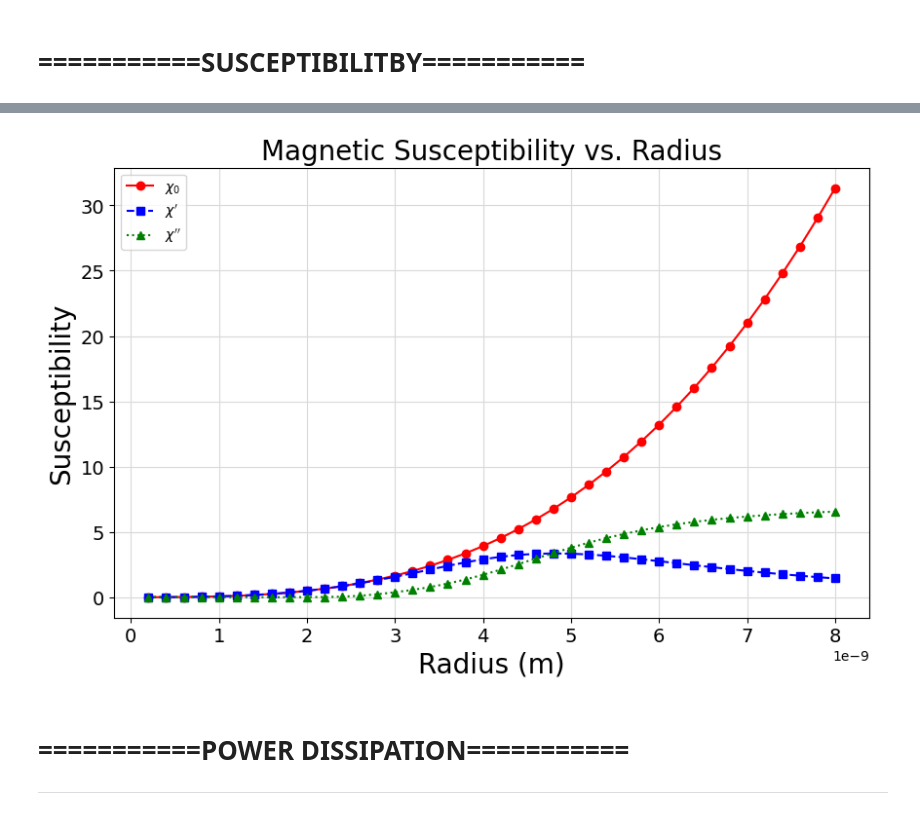
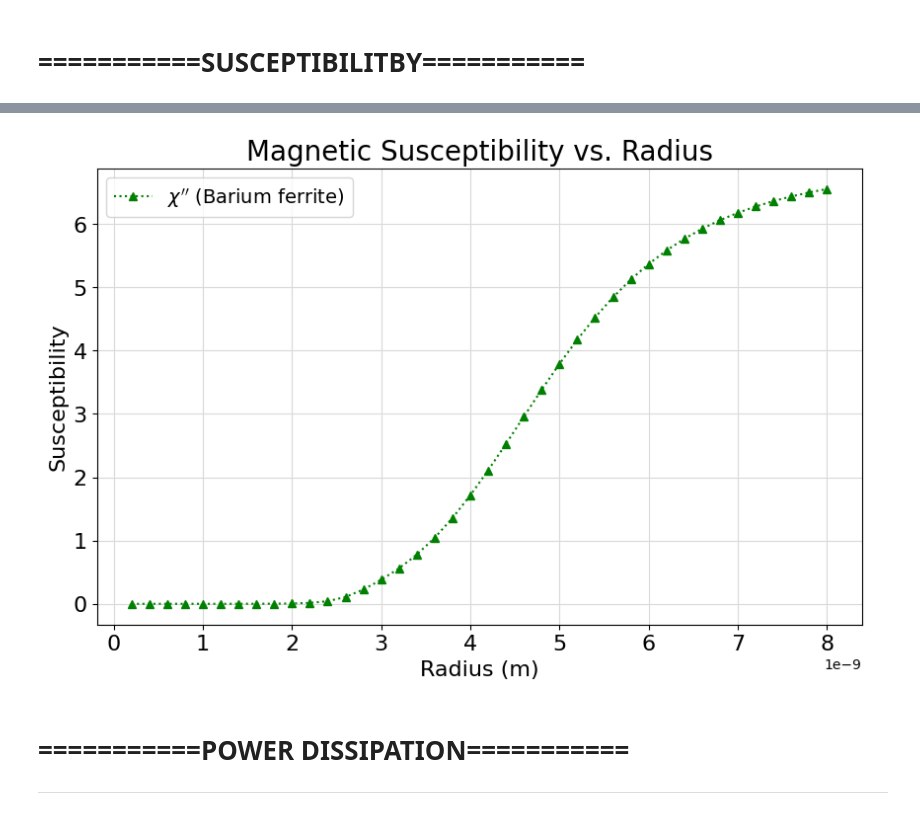
Before and after one commit to b00001/sciusproject-hyperthermia, a Jupyter notebook: week1-and-2.ipynb, the cells around one changed output, grey strips where cells are left out. Cells and saved outputs as stored; diff of their text form; code cells hidden in the pictures.

```diff
--- a/week1-and-2.ipynb
+++ b/week1-and-2.ipynb
@@ -198,20 +199,18 @@ chi_prime : [4.89361554e-04 3.91489156e-03 1.32127549e-02 3.13191127e-02
  6.36352912e+00 6.43693073e+00 6.50010407e+00 6.55461959e+00]
 # %%
 plt.figure(figsize=(10, 6))
+# Use R_plot and chi variables from the multi-material calculation to maintain consistency
+plt.plot(R_plot, chi_doubleprime_all['Barium ferrite'], label=r"$\chi''$ (Barium ferrite)", marker='^', linestyle=':', color='green')
 
-plt.plot(R, chi0, label=r'$\chi_0$', marker='o', linestyle='-', color='red')
-plt.plot(R, chi_prime, label=r"$\chi'$", marker='s', linestyle='--', color='blue')
-plt.plot(R, chi_doubleprime, label=r"$\chi''$", marker='^', linestyle=':', color='green')
-
-plt.xlabel('Radius (m)', fontsize=20)
-plt.ylabel('Susceptibility', fontsize=20)
+plt.xlabel('Radius (m)', fontsize=16)
+plt.ylabel('Susceptibility', fontsize=16)
 plt.title('Magnetic Susceptibility vs. Radius', fontsize=20)
-plt.legend(loc='upper left')
+plt.legend(loc='upper left', fontsize=14)
 plt.grid(True, which="both", ls="-", color='0.85')
-plt.tick_params(axis='both', labelsize=14)
+plt.tick_params(axis='both', labelsize=16)
 plt.show()
 # %% [output]
-[figure, old version]
+[figure, new version]
 # %% [markdown]
 # ===========POWER DISSIPATION===========
 
```
Also changed, not shown: parts of 14 cells of this notebook.
